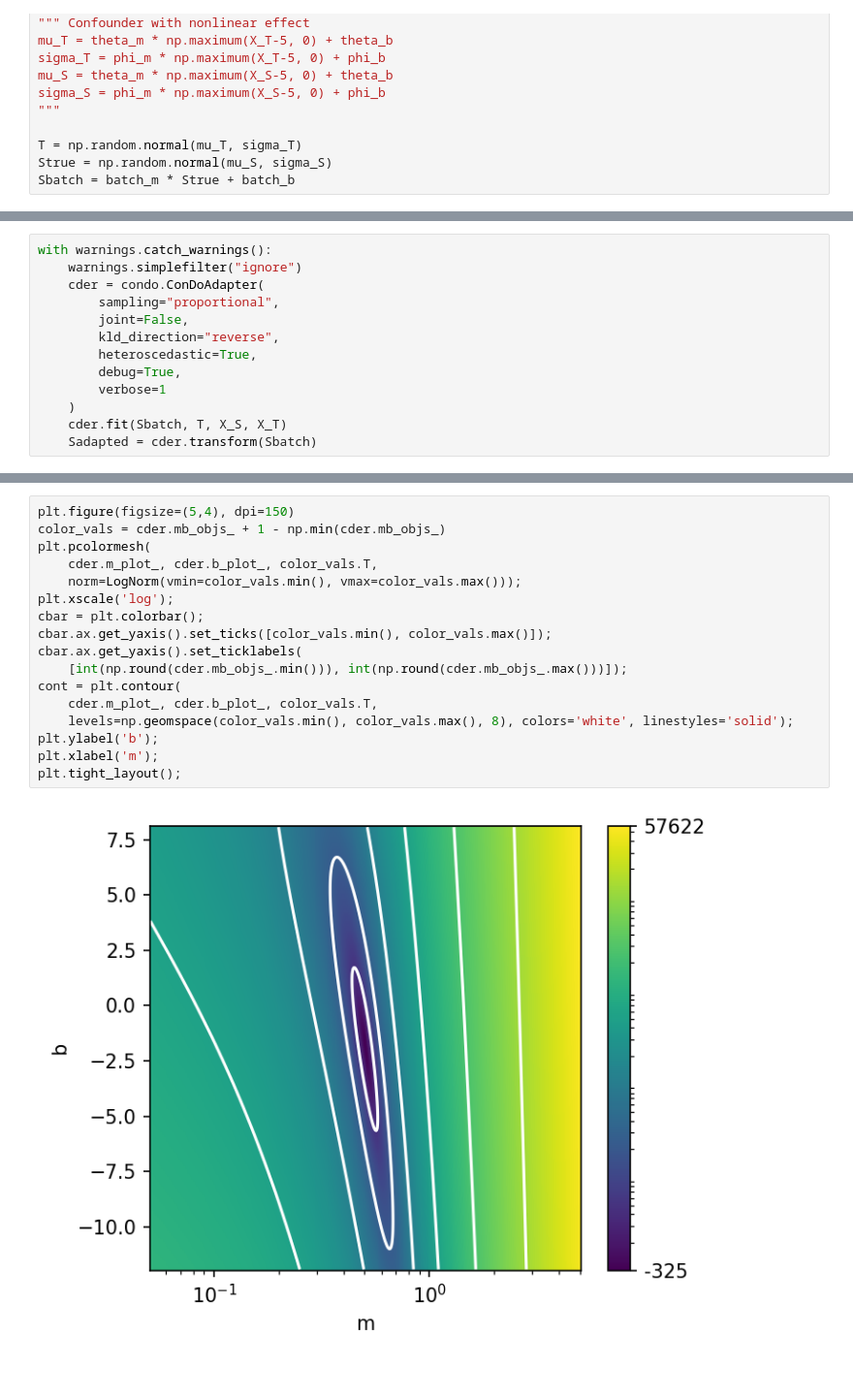
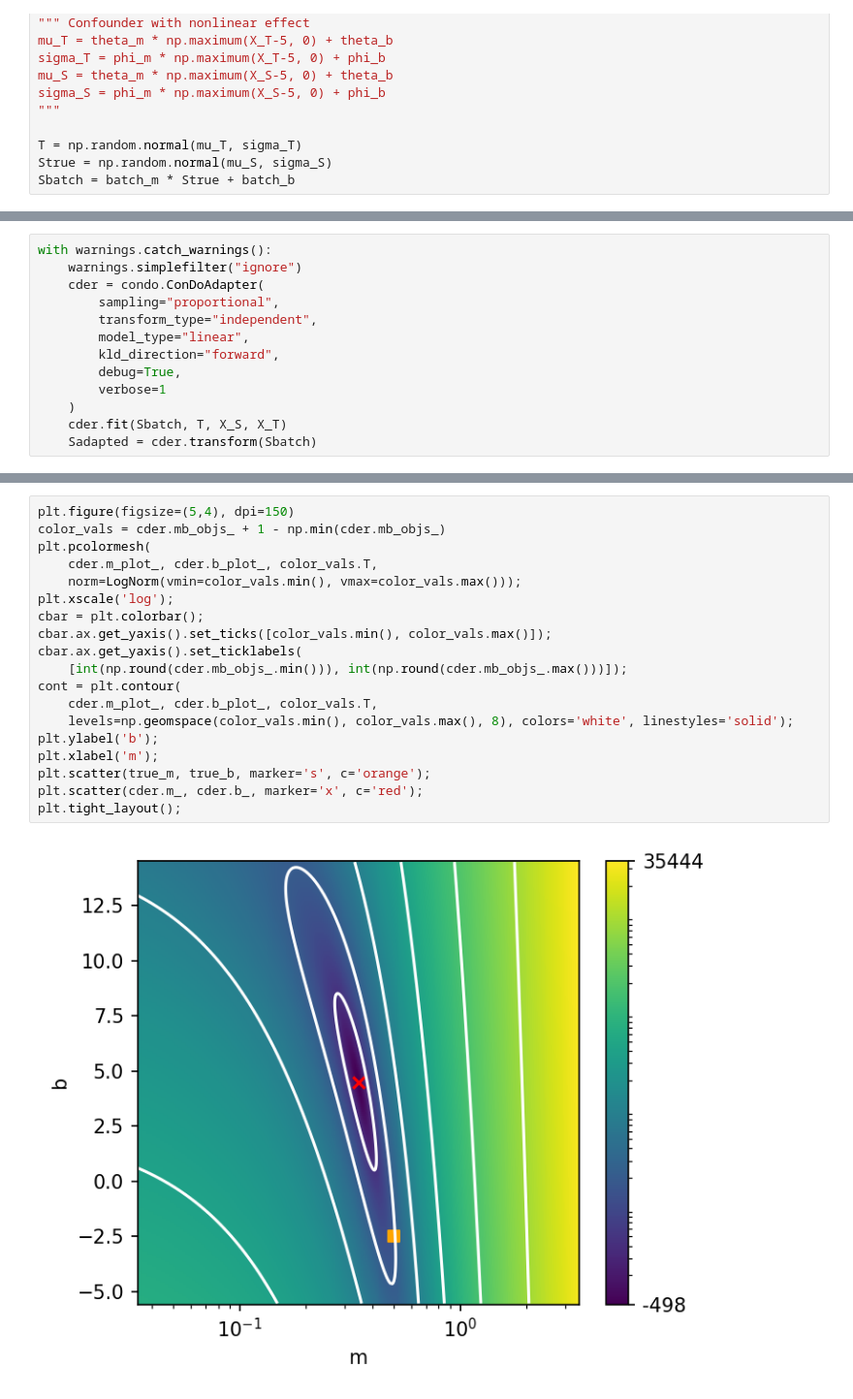
Before and after one commit to calvinmccarter/condo-adapter, a Jupyter notebook: examples/condo-continuous-confounder.ipynb, the cells around one changed output, grey strips where cells are left out. Shown at 97% size. Saved outputs shown, nothing was run; the diff lists cells and outputs as text.

Commit message:
model_type and cleanup, but test_1d_continuous reverse-linearANDhomo-independent are now failing

```diff
--- a/examples/condo-continuous-confounder.ipynb
+++ b/examples/condo-continuous-confounder.ipynb
@@ -58,9 +58,9 @@ with warnings.catch_warnings():
     warnings.simplefilter("ignore")
     cder = condo.ConDoAdapter(
         sampling="proportional",
-        joint=False,
-        kld_direction="reverse",
-        heteroscedastic=True,
+        transform_type="independent",
+        model_type="linear",
+        kld_direction="forward",
         debug=True,
         verbose=1
     )
@@ -99,19 +99,21 @@ print(true_m, true_b)
 # %%
 plt.figure(figsize=(5,4), dpi=150)
 color_vals = cder.mb_objs_ + 1 - np.min(cder.mb_objs_)
 plt.pcolormesh(
     cder.m_plot_, cder.b_plot_, color_vals.T,
     norm=LogNorm(vmin=color_vals.min(), vmax=color_vals.max()));
 plt.xscale('log');
 cbar = plt.colorbar();
 cbar.ax.get_yaxis().set_ticks([color_vals.min(), color_vals.max()]);
 cbar.ax.get_yaxis().set_ticklabels(
     [int(np.round(cder.mb_objs_.min())), int(np.round(cder.mb_objs_.max()))]);
 cont = plt.contour(
     cder.m_plot_, cder.b_plot_, color_vals.T,
     levels=np.geomspace(color_vals.min(), color_vals.max(), 8), colors='white', linestyles='solid');
 plt.ylabel('b');
 plt.xlabel('m');
+plt.scatter(true_m, true_b, marker='s', c='orange');
+plt.scatter(cder.m_, cder.b_, marker='x', c='red');
 plt.tight_layout();
 # %% [output]
-[figure, old version]
+[figure, new version]
```
Also changed, not shown: parts of 6 cells of this notebook, 5 other files.
